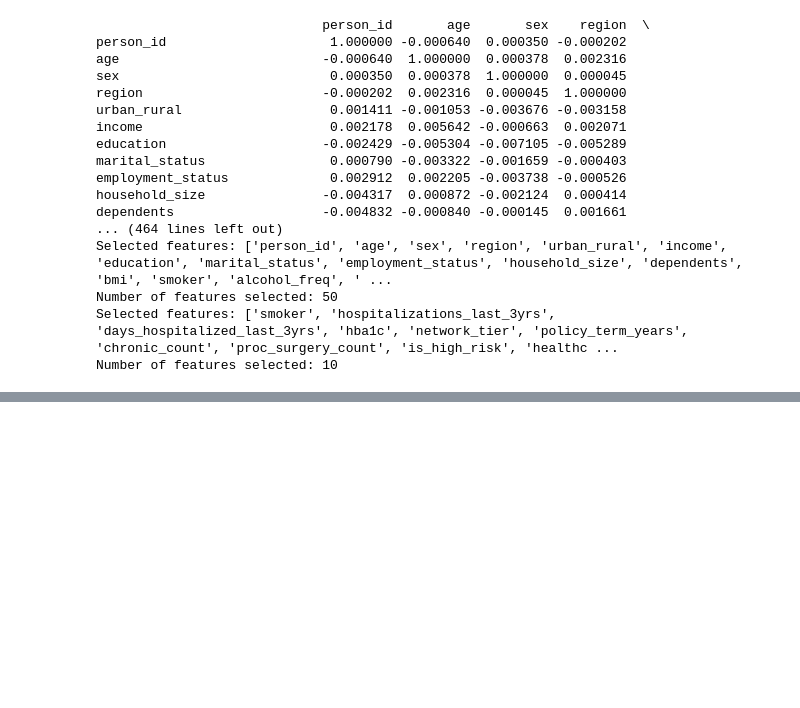
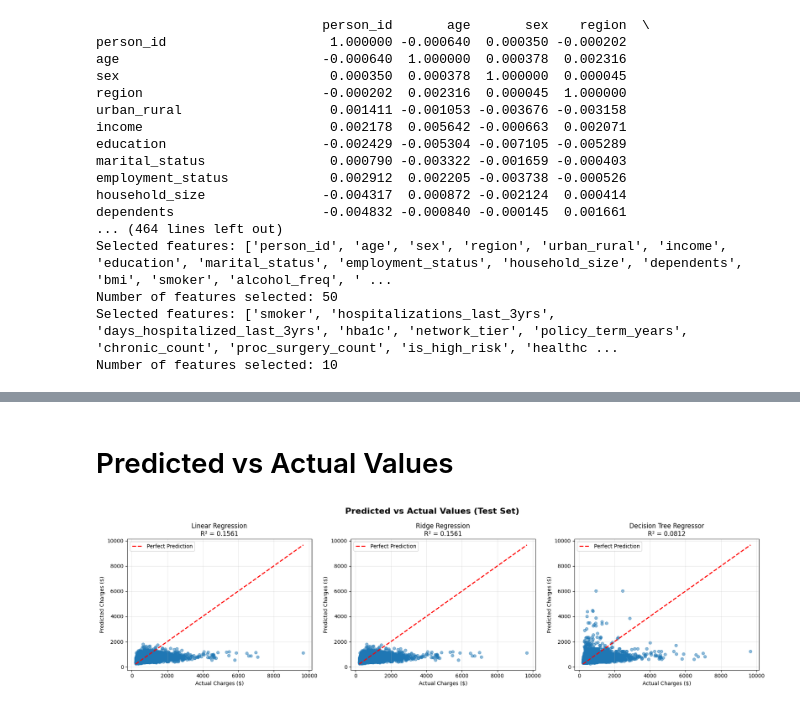
Before and after one commit to qlfzn/insurance-cost-prediction, a Jupyter notebook: eda.ipynb, the cells around one changed output, grey strips where cells are left out. Cells and saved outputs as stored; diff of their text form; code cells hidden in the pictures; blank space fills up the shorter version.

```diff
--- a/eda.ipynb
+++ b/eda.ipynb
@@ -325,0 +563,23 @@ Number of features selected: 10
+# %% [markdown]
+# Predicted vs Actual Values
+# %%
+fig, axes = plt.subplots(1, 3, figsize=(18, 5))
+fig.suptitle('Predicted vs Actual Values (Test Set)', fontsize=16, fontweight='bold')
+
+for idx, (name, ax) in enumerate(zip(models.keys(), axes.flat)):
+    y_pred = results[name]['y_pred_test']
+
+    ax.scatter(y_test, y_pred, alpha=0.5, s=30)
+    ax.plot([y_test.min(), y_test.max()], [y_test.min(), y_test.max()],
+            'r--', lw=2, label='Perfect Prediction')
+    ax.set_xlabel('Actual Charges ($)')
+    ax.set_ylabel('Predicted Charges ($)')
+    ax.set_title(f'{name}\nR² = {perf_df.iloc[idx]["Test_R2"]:.4f}')
+    ax.legend()
+    ax.grid(True, alpha=0.3)
+
+plt.tight_layout()
+plt.savefig('predicted_vs_actual.png', dpi=300, bbox_inches='tight')
+plt.show()
+# %% [output]
+[figure, added]
```
Also changed, not shown: parts of 16 cells of this notebook.
